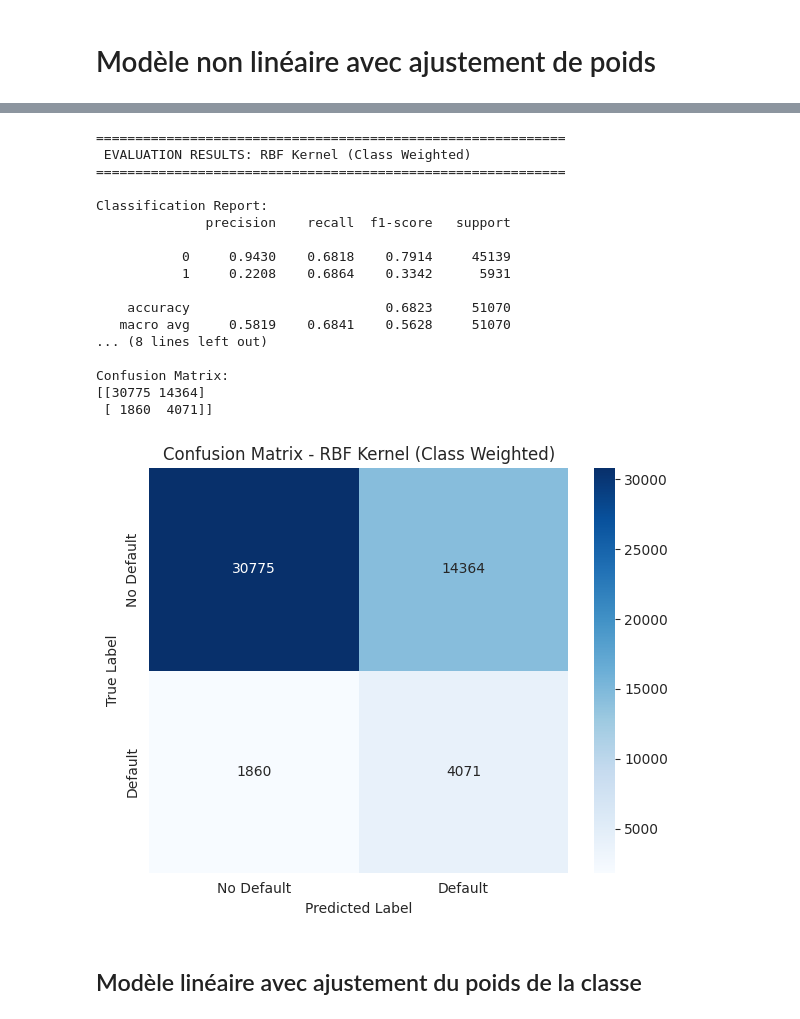
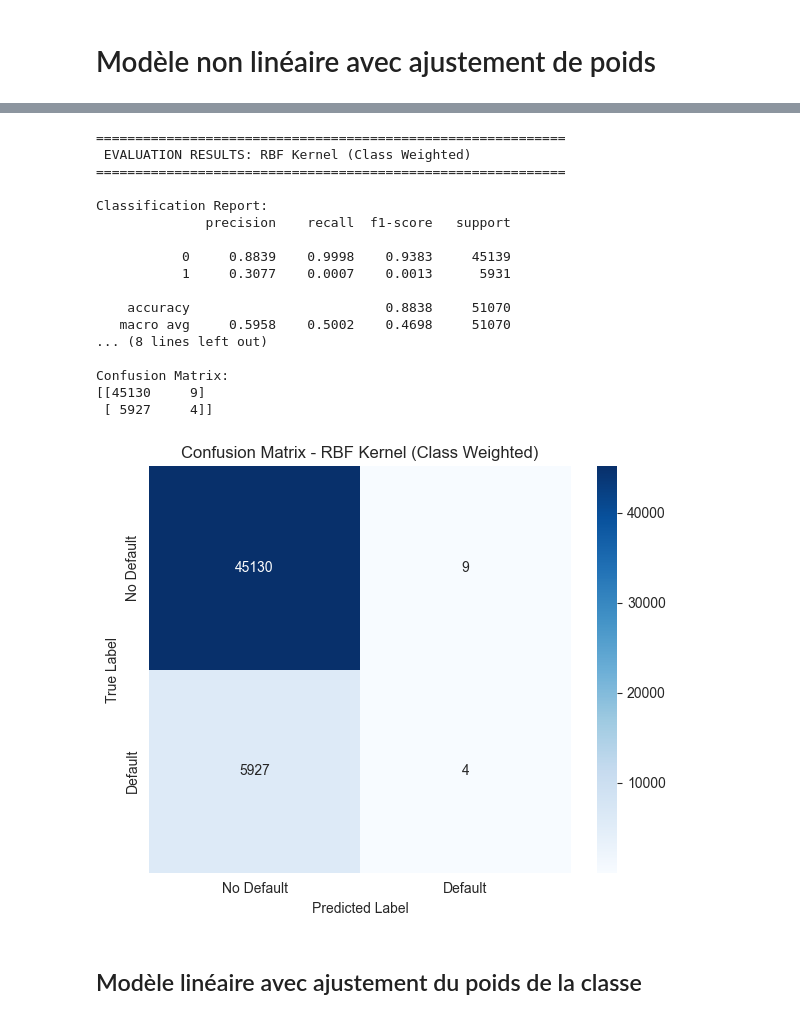
Before and after one commit to abdenour234/Prediction-of-Payment-Default-Using-Ensemble-Methods, a Jupyter notebook: Models_training/SVM_(1).ipynb, the cells around one changed output, grey strips where cells are left out. Saved outputs shown, nothing was run; the diff lists cells and outputs as text; code cells hidden in the pictures.

```diff
--- a/Models_training/SVM_(1).ipynb
+++ b/Models_training/SVM_(1).ipynb
@@ -451,39 +318,32 @@ print(f"✓ Training completed in {training_time:.2f} seconds on GPU!")
-# %%
-y_pred_weighted_gpu = c_svc_weighted.predict(X_test_gpu)
-y_pred_weighted = cp.asnumpy(y_pred_weighted_gpu).astype('int64')
-
-# ✅ 3. Get decision function → convert to probability-like score manually
-decision_weighted = c_svc_weighted.decision_function(X_test_gpu)
-decision_weighted_np = cp.asnumpy(decision_weighted)
-
-# Apply sigmoid manually to map decision scores → [0, 1]
-y_prob_weighted = 1 / (1 + np.exp(-decision_weighted_np))
-
-# ✅ 4. Evaluate model
-evaluate_model_final(
-    y_true=y_test,               # or y_test_np if used earlier
-    y_pred=y_pred_weighted,
-    y_prob=y_prob_weighted,
-    model_name="RBF Kernel (Class Weighted)"
-)
-# %% [output]
-============================================================
- EVALUATION RESULTS: RBF Kernel (Class Weighted)
-============================================================
-
-Classification Report:
-              precision    recall  f1-score   support
-
-           0     0.9430    0.6818    0.7914     45139
-           1     0.2208    0.6864    0.3342      5931
-
-    accuracy                         0.6823     51070
-   macro avg     0.5819    0.6841    0.5628     51070
-... (8 lines left out)
-
-Confusion Matrix:
-[[30775 14364]
- [ 1860  4071]]
-[figure, removed]
+# %%
+y_pred_weighted = c_svc_weighted.predict(X_test)
+y_prob_weighted = c_svc_weighted.predict_proba(X_test)[:, 1]
+
+# Evaluate model
+evaluate_model_final(
+    y_true=y_test,
+    y_pred=y_pred_weighted,
+    y_prob=y_prob_weighted,
+    model_name="RBF Kernel (Class Weighted)"
+)
+# %% [output]
+============================================================
+ EVALUATION RESULTS: RBF Kernel (Class Weighted)
+============================================================
+
+Classification Report:
+              precision    recall  f1-score   support
+
+           0     0.8839    0.9998    0.9383     45139
+           1     0.3077    0.0007    0.0013      5931
+
+    accuracy                         0.8838     51070
+   macro avg     0.5958    0.5002    0.4698     51070
+... (8 lines left out)
+
+Confusion Matrix:
+[[45130     9]
+ [ 5927     4]]
+[figure, added]
 # %% [markdown]
 ## Modèle linéaire avec ajustement du poids de la classe
```
Also changed, not shown: parts of 41 cells of this notebook, 16 other files.
